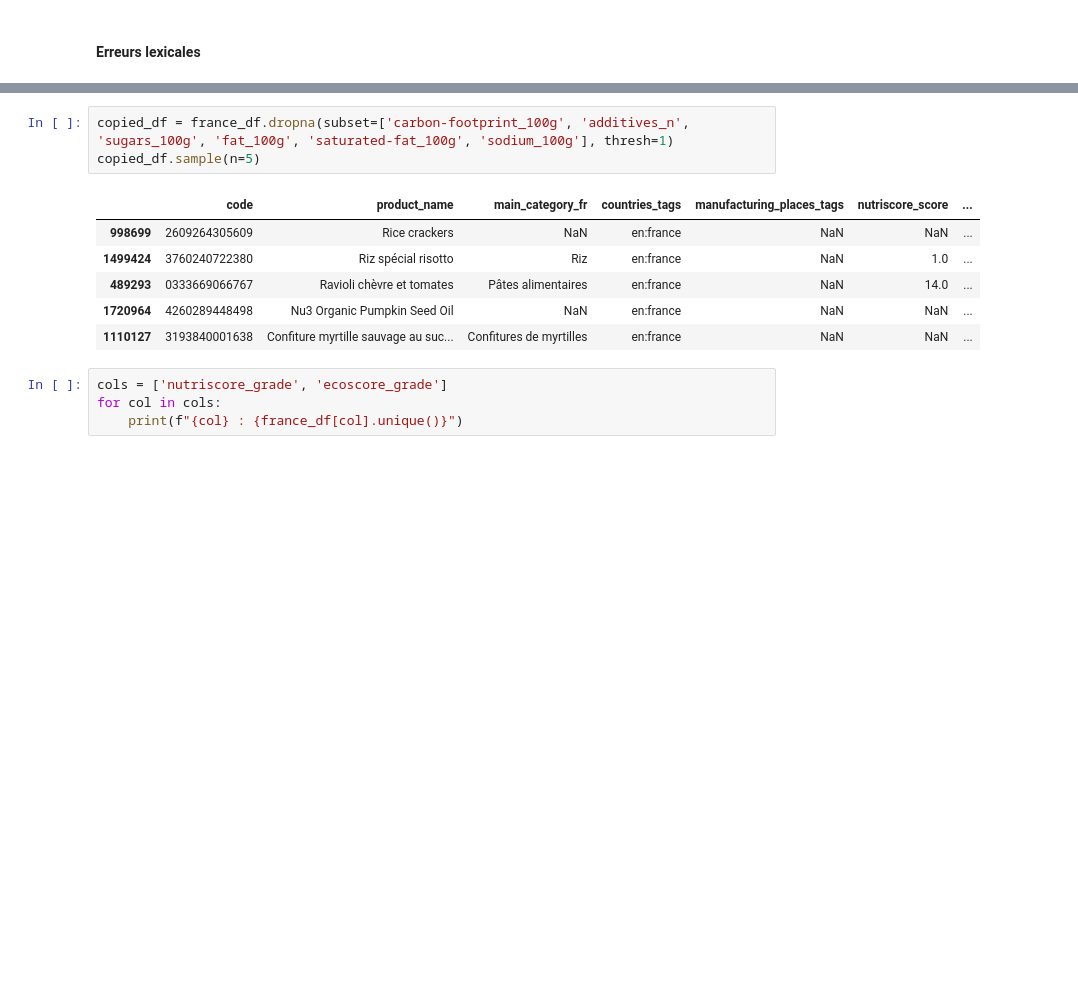
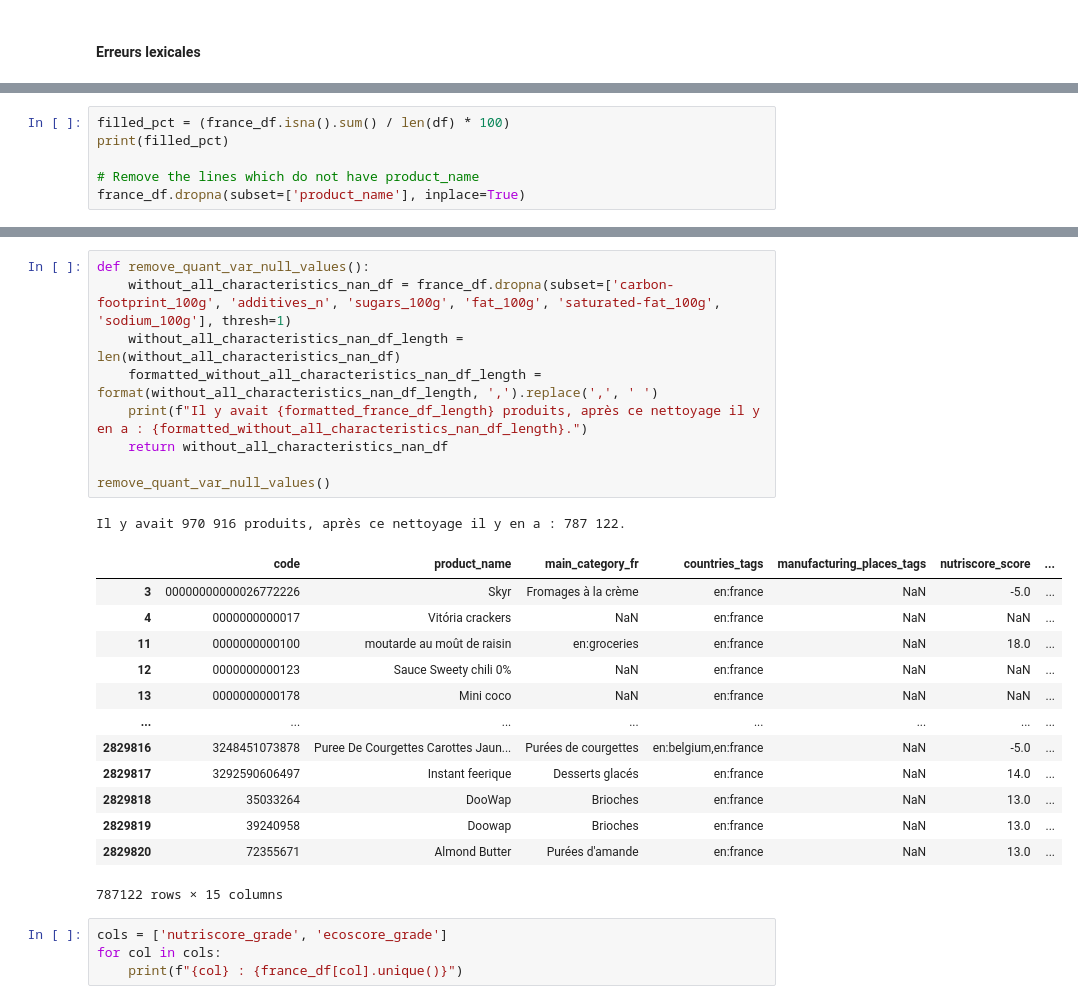
Before and after one commit to degregor69/nutriwise.io-data-analysis, a Jupyter notebook: nutriwise-io_cleaning.ipynb, the cells around one changed output, grey strips where cells are left out. Cells and saved outputs as stored; diff of their text form; blank space fills up the shorter version.

```diff
--- a/nutriwise-io_cleaning.ipynb
+++ b/nutriwise-io_cleaning.ipynb
@@ -125,0 +120,6 @@ Je vais donc voir quelles sont les valeurs des ecoscore_grade et nutriscore_grad
+# %%
+filled_pct = (france_df.isna().sum() / len(df) * 100)
+print(filled_pct)
+
+# Remove the lines which do not have product_name
+france_df.dropna(subset=['product_name'], inplace=True)
@@ -126,13 +155,27 @@ Je vais donc voir quelles sont les valeurs des ecoscore_grade et nutriscore_grad
 # %%
-copied_df = france_df.dropna(subset=['carbon-footprint_100g', 'additives_n', 'sugars_100g', 'fat_100g', 'saturated-fat_100g', 'sodium_100g'], thresh=1)
-copied_df.sample(n=5)
+def remove_quant_var_null_values():
+    without_all_characteristics_nan_df = france_df.dropna(subset=['carbon-footprint_100g', 'additives_n', 'sugars_100g', 'fat_100g', 'saturated-fat_100g', 'sodium_100g'], thresh=1)
+    without_all_characteristics_nan_df_length = len(without_all_characteristics_nan_df)
+    formatted_without_all_characteristics_nan_df_length = format(without_all_characteristics_nan_df_length, ',').replace(',', ' ')
+    print(f"Il y avait {formatted_france_df_length} produits, après ce nettoyage il y en a : {formatted_without_all_characteristics_nan_df_length}.")
+    return without_all_characteristics_nan_df
+
+remove_quant_var_null_values()
 # %% [output]
+Il y avait 970 916 produits, après ce nettoyage il y en a : 787 122.
 |  | code | product_name | main_category_fr | countries_tags | manufacturing_places_tags | nutriscore_score | ... |
-| 998699 | 2609264305609 | Rice crackers | NaN | en:france | NaN | NaN | ... |
-| 1499424 | 3760240722380 | Riz spécial risotto | Riz | en:france | NaN | 1.0 | ... |
-| 489293 | 0333669066767 | Ravioli chèvre et tomates | Pâtes alimentaires | en:france | NaN | 14.0 | ... |
-| 1720964 | 4260289448498 | Nu3 Organic Pumpkin Seed Oil | NaN | en:france | NaN | NaN | ... |
-| 1110127 | 3193840001638 | Confiture myrtille sauvage au suc... | Confitures de myrtilles | en:france | NaN | NaN | ... |
+| 3 | 00000000000026772226 | Skyr | Fromages à la crème | en:france | NaN | -5.0 | ... |
+| 4 | 0000000000017 | Vitória crackers | NaN | en:france | NaN | NaN | ... |
+| 11 | 0000000000100 | moutarde au moût de raisin | en:groceries | en:france | NaN | 18.0 | ... |
+| 12 | 0000000000123 | Sauce Sweety chili 0% | NaN | en:france | NaN | NaN | ... |
+| 13 | 0000000000178 | Mini coco | NaN | en:france | NaN | NaN | ... |
+| ... | ... | ... | ... | ... | ... | ... | ... |
+| 2829816 | 3248451073878 | Puree De Courgettes Carottes Jaun... | Purées de courgettes | en:belgium,en:france | NaN | -5.0 | ... |
+| 2829817 | 3292590606497 | Instant feerique | Desserts glacés | en:france | NaN | 14.0 | ... |
+| 2829818 | 35033264 | DooWap | Brioches | en:france | NaN | 13.0 | ... |
+| 2829819 | 39240958 | Doowap | Brioches | en:france | NaN | 13.0 | ... |
+| 2829820 | 72355671 | Almond Butter | Purées d'amande | en:france | NaN | 13.0 | ... |
+787122 rows × 15 columns
 # %%
 cols = ['nutriscore_grade', 'ecoscore_grade']
 for col in cols:
```
Also changed, not shown: parts of 11 cells of this notebook.
